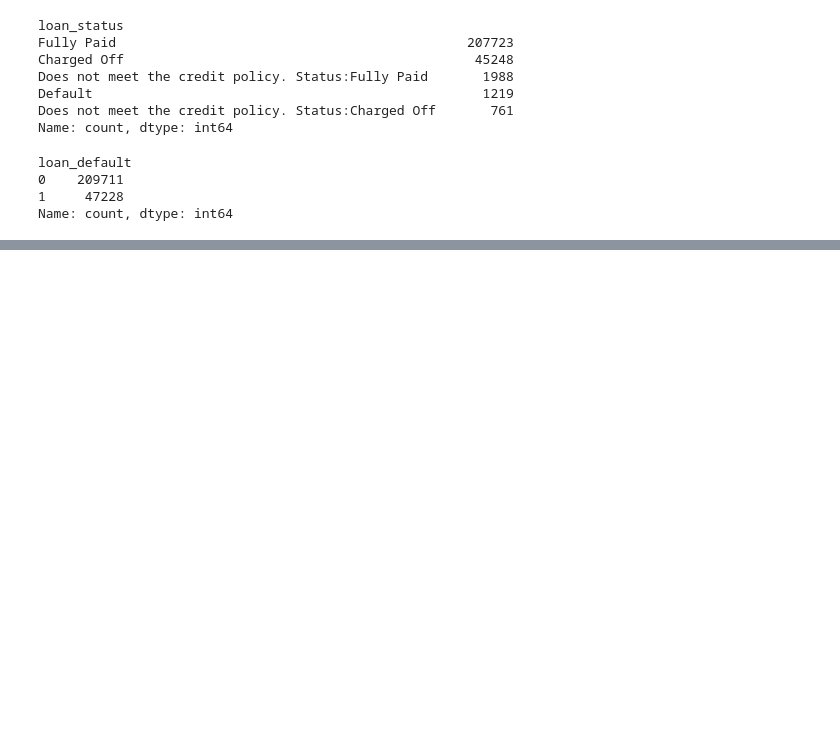
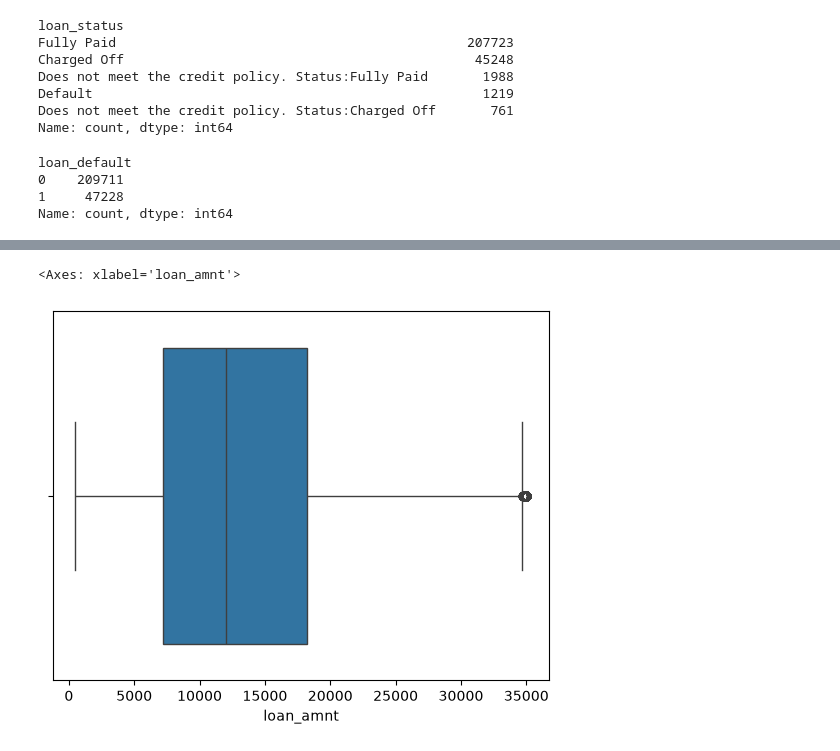
Before and after one commit to altamash-syed/syed-Task3, a Jupyter notebook: loan_predict.ipynb, the cells around one changed output, grey strips where cells are left out. Drawn from its saved outputs; the diff is of its cells as text; code cells hidden in the pictures; blank space fills up the shorter version.

```diff
--- a/loan_predict.ipynb
+++ b/loan_predict.ipynb
@@ -182,0 +226,5 @@ dtype: int64
+# %%
+sns.boxplot(data=df,x="loan_amnt")
+# %% [output]
+<Axes: xlabel='loan_amnt'>
+[figure, added]
```
Also changed, not shown: parts of 63 cells of this notebook.
